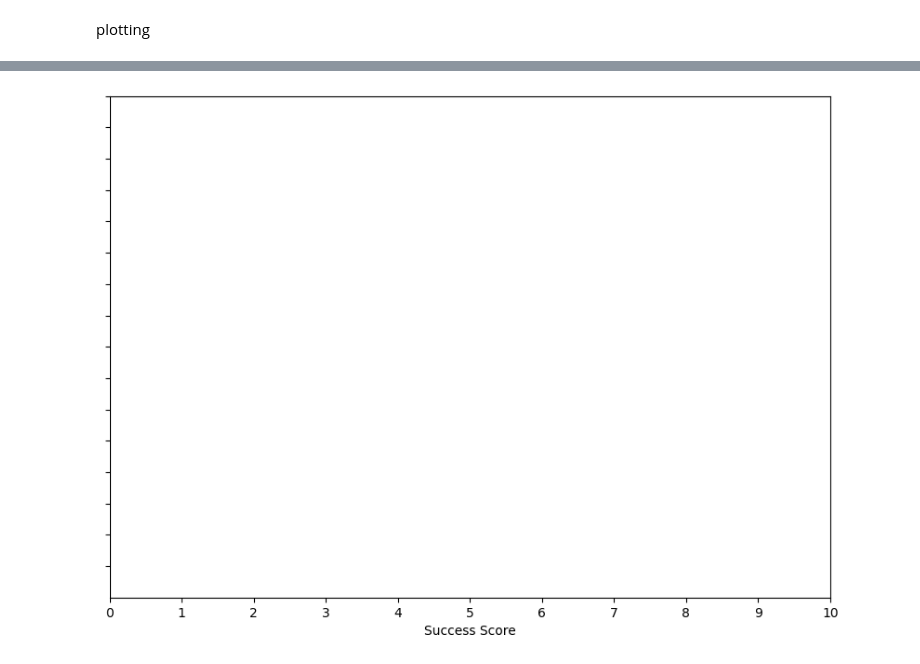
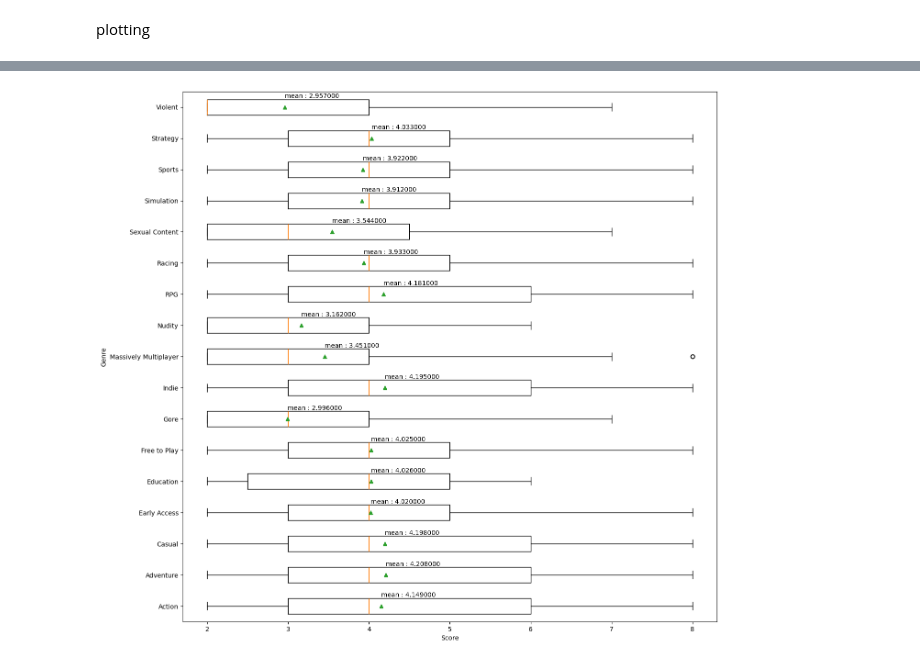
Before and after one commit to Jdd197/Steam-Analysis-Project, a Jupyter notebook: Steam Analysis Project.ipynb, the cells around one changed output, grey strips where cells are left out. Cells and saved outputs as stored; diff of their text form; code cells hidden in the pictures.

Commit message:
Finishing graph

```diff
--- a/Steam Analysis Project.ipynb
+++ b/Steam Analysis Project.ipynb
@@ -347,17 +347,11 @@ gcol = genre_sep.columns.tolist()
 removal = ['AppID', 'Movie']
 gcol = [g for g in gcol if g not in removal]
 # %%
-gdata = pd.DataFrame(columns = ('genre', 'g_mean', 'g_min', 'g_max', '.25', '.75'))
-def genre_data(genre):
-    global gdata
+gdict = {}
+def genre_dict(genre):
+    global gdict
     #get success score by genre matching + AppID
-    g_mean = Tier.loc[Tier.AppID.isin(genre_sep.loc[genre_sep[genre] == 1].AppID)].Success_Score.mean()
-    g_min = Tier.loc[Tier.AppID.isin(genre_sep.loc[genre_sep[genre] == 1].AppID)].Success_Score.min()
-    g_max = Tier.loc[Tier.AppID.isin(genre_sep.loc[genre_sep[genre] == 1].AppID)].Success_Score.max()
-    IQ25 = Tier.loc[Tier.AppID.isin(genre_sep.loc[genre_sep[genre] == 1].AppID)].Success_Score.quantile(.25)
-    IQ75 = Tier.loc[Tier.AppID.isin(genre_sep.loc[genre_sep[genre] == 1].AppID)].Success_Score.quantile(.75)
-    gdata.loc[-1] = [genre, g_mean,g_min,g_max,IQ25,IQ75]  #append found results to end of gdata
-    gdata.index = gdata.index + 1 #increment index
-    gdata = gdata.sort_index()
+    val = Tier.loc[Tier.AppID.isin(genre_sep.loc[genre_sep[genre] == 1].AppID)].Success_Score
+    gdict[genre] = val
 # %%
 for genre in gcol:
@@ -408,2 +381,6 @@ gcol
 # %% [markdown]
 plotting
+# %%
+keys = gdict.keys()
+keys =list(keys)
+keys
@@ -435,33 +429,25 @@ IndexError: pop from empty list
 # %%
 #testplot
 #need to create plot outside of loop
 #make horizontal boxplots in one graph
 #make labels relative to plot
 
 #how to plot multiple graphs on same plot?
-
-fig  = plt.figure(figsize = (10,7))
-yti = []
-for i in range(0, len(gcol)):
-
-    rem = gcol.pop()
-    yti = yti.append[rem]
-    data = Tier.loc[Tier.AppID.isin(genre_sep.loc[genre_sep[rem] == 1].AppID)].Success_Score
-    bp = plt.boxplot(data, showmeans = True, vert = False )
-    for line in bp['means']:
-        x,y = line.get_xydata()[0]
-        m_text = round(data.mean(),3)
-        text = "mean : %f" %m_text
-        plt.text(x -.1 , y + .11 , s =  text, va = 'top')
-    i = i +1
-#data = Tier.loc[Tier.AppID.isin(genre_sep.loc[genre_sep["Action"] == 1].AppID)].Success_Score
+fig, ax = plt.subplots()
+fig.set_figheight(15)
+fig.set_figwidth(15)
 
 
-
-plt.xticks(range(0,11))
-plt.xlabel("Success Score")
-plt.yticks(range(1,17),)
-#plt.yticks(range(1, len(gcol)),???)
-plt.show()
+i = 0
+bp = ax.boxplot(gdict.values(), vert = False, showmeans = True)
+ax.set_yticklabels(gdict.keys())
+ax.set_xlabel('Score')
+ax.set_ylabel('Genre')
+for line in bp['means']:
+    x,y = line.get_xydata()[0]
+    m_text = round(gdict[keys[i]].values.mean(), 3)
+    text = "mean : %f" %m_text
+    ax.text(x , y + .45 , s =  text, va = 'top')
+    i = i + 1
 # %% [output]
-[figure, old version]
+[figure, new version]
```
Also changed, not shown: parts of 6 cells of this notebook.
